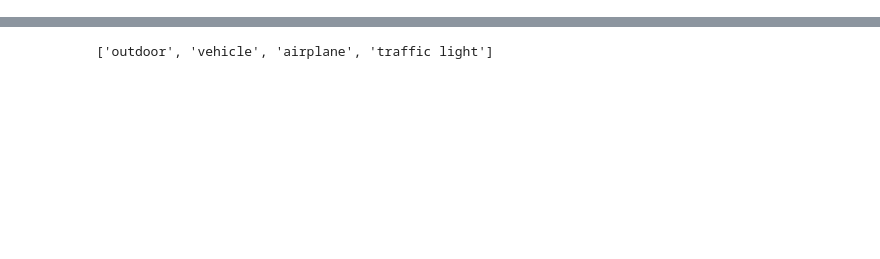
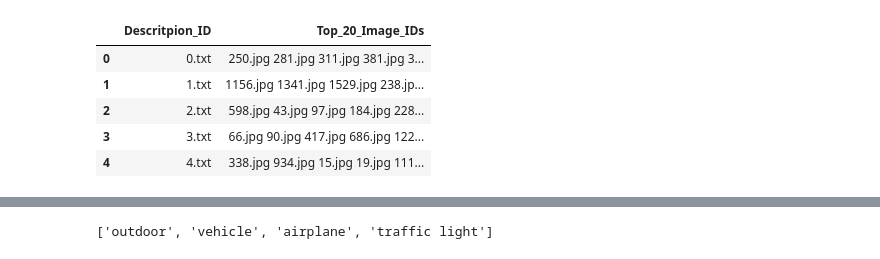
Before and after one commit to ChiefKeefers/KaggleFinal, a Jupyter notebook: Stoopid Shit.ipynb, the cells around one changed output, grey strips where cells are left out. Drawn from its saved outputs; the diff is of its cells as text; code cells hidden in the pictures; blank space fills up the shorter version.

Commit message:
Switched back to cosine similarity

```diff
--- a/Stoopid Shit.ipynb
+++ b/Stoopid Shit.ipynb
@@ -62,9 +62,12 @@ for fname in files:
 
 test_desc_tags = pd.DataFrame(test_tag_matrix, columns=tags.columns)
 # %%
+from sklearn.metrics.pairwise import cosine_similarity
 results = dict()
 
-for group, values in test_desc_tags.dot(tags_test.T).iterrows():
+similarity = cosine_similarity(test_desc_tags, tags_test)
+
+for group, values in pd.DataFrame(similarity).iterrows():
     top_20 = [str(num) for num in list(values.nlargest(20).index)]
     results[str(group)+'.txt'] = '.jpg '.join(top_20) + '.jpg'
 
@@ -82,3 +85,12 @@ Several street lights and an airplane flying overhead.
+# %%
+results.head()
+# %% [output]
+|  | Descritpion_ID | Top_20_Image_IDs |
+| 0 | 0.txt | 250.jpg 281.jpg 311.jpg 381.jpg 3... |
+| 1 | 1.txt | 1156.jpg 1341.jpg 1529.jpg 238.jp... |
+| 2 | 2.txt | 598.jpg 43.jpg 97.jpg 184.jpg 228... |
+| 3 | 3.txt | 66.jpg 90.jpg 417.jpg 686.jpg 122... |
+| 4 | 4.txt | 338.jpg 934.jpg 15.jpg 19.jpg 111... |
 # %%
 import matplotlib.pyplot as plt
 import matplotlib.image as mpimg
```
Also changed, not shown: parts of 8 cells of this notebook.
